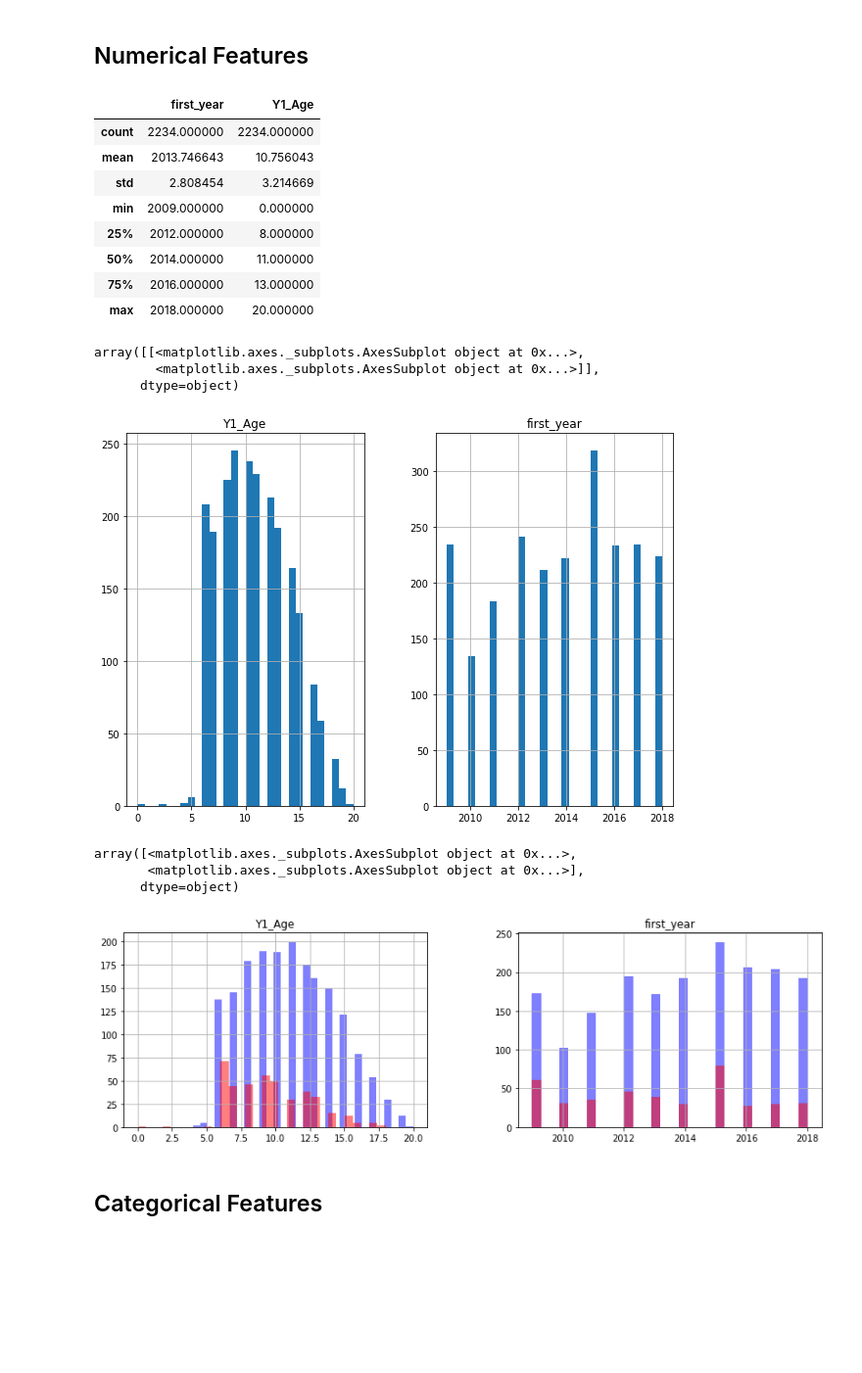
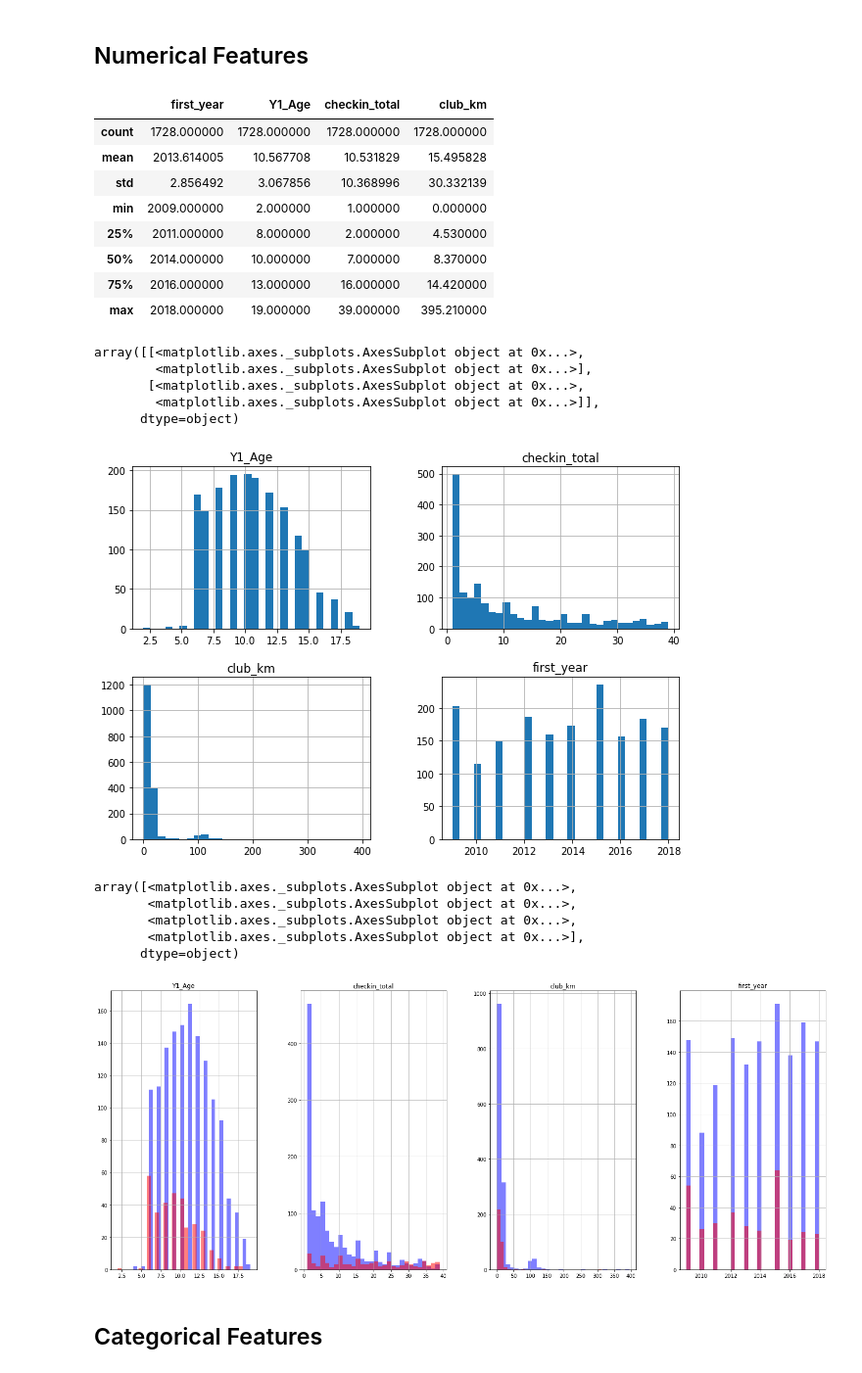
Before and after one commit to AMacumber/D4G_BCGO_Engagement, a Jupyter notebook: Step_07_Classification.ipynb, the cells around one changed output. Shown: that part at 98% size. Saved outputs shown, nothing was run; the diff lists cells and outputs as text; code cells hidden in the pictures; blank space fills up the shorter version.

```diff
--- a/Step_07_Classification.ipynb
+++ b/Step_07_Classification.ipynb
@@ -19,3 +21,3 @@ import matplotlib.pyplot as plt  # needed for visualing
 # %%
 # read in the dataframe
-df_001 = pd.read_csv("D4G_BGCO_Churn_Labeled_ForEDA.csv", encoding = "cp1252")
+df_001 = pd.read_csv("D4G_BGCO_Churn_Labeled_ForEDA_v002.csv", encoding = "cp1252")
@@ -47,9 +51,11 @@ Index(['d4g_member_id', 'label', 'first_year', 'member_location',
+# %%
+df.dropna(inplace=True)
 # %%
-df = df.drop(['d4g_member_id', 'postal_code'], axis =1)
+df = df.drop(['d4g_member_id'], axis =1)
 
-categorical_features = ['member_location', 'sex', 'season_most', 'checkin_total']
+categorical_features = ['member_location', 'sex', 'season_most']
 
-numerical_features = ['first_year', 'Y1_Age']
+numerical_features = ['first_year', 'Y1_Age', 'checkin_total', 'club_km']
 
 target = ['label']
 # %% [markdown]
@@ -57,31 +63,35 @@ target = ['label']
 # %%
 df[numerical_features].describe()
 # %% [output]
-|  | first_year | Y1_Age |
-| count | 2234.000000 | 2234.000000 |
-| mean | 2013.746643 | 10.756043 |
-| std | 2.808454 | 3.214669 |
-| min | 2009.000000 | 0.000000 |
-| 25% | 2012.000000 | 8.000000 |
-| 50% | 2014.000000 | 11.000000 |
-| 75% | 2016.000000 | 13.000000 |
-| max | 2018.000000 | 20.000000 |
+|  | first_year | Y1_Age | checkin_total | club_km |
+| count | 1728.000000 | 1728.000000 | 1728.000000 | 1728.000000 |
+| mean | 2013.614005 | 10.567708 | 10.531829 | 15.495828 |
+| std | 2.856492 | 3.067856 | 10.368996 | 30.332139 |
+| min | 2009.000000 | 2.000000 | 1.000000 | 0.000000 |
+| 25% | 2011.000000 | 8.000000 | 2.000000 | 4.530000 |
+| 50% | 2014.000000 | 10.000000 | 7.000000 | 8.370000 |
+| 75% | 2016.000000 | 13.000000 | 16.000000 | 14.420000 |
+| max | 2018.000000 | 19.000000 | 39.000000 | 395.210000 |
 # %%
 df[numerical_features].hist(bins=30, figsize=(10, 7))
 # %% [output]
 array([[<matplotlib.axes._subplots.AxesSubplot object at 0x...>,
+        <matplotlib.axes._subplots.AxesSubplot object at 0x...>],
+       [<matplotlib.axes._subplots.AxesSubplot object at 0x...>,
         <matplotlib.axes._subplots.AxesSubplot object at 0x...>]],
       dtype=object)
-[figure, old version]
+[figure, new version]
 # %%
-fig, ax = plt.subplots(1, 2, figsize=(14, 4))
+fig, ax = plt.subplots(1, 4, figsize=(25, 10))
 df[df.label == "static"][numerical_features].hist(bins=30, color="blue", alpha=0.5, ax=ax)
 df[df.label == "engaged"][numerical_features].hist(bins=30, color="red", alpha=0.5, ax=ax)
 # %% [output]
 array([<matplotlib.axes._subplots.AxesSubplot object at 0x...>,
+       <matplotlib.axes._subplots.AxesSubplot object at 0x...>,
+       <matplotlib.axes._subplots.AxesSubplot object at 0x...>,
        <matplotlib.axes._subplots.AxesSubplot object at 0x...>],
       dtype=object)
-[figure, old version]
+[figure, new version]
 # %% [markdown]
 ## Categorical Features
 # %%
```
Also changed, not shown: parts of 17 cells of this notebook, 3 other files.
